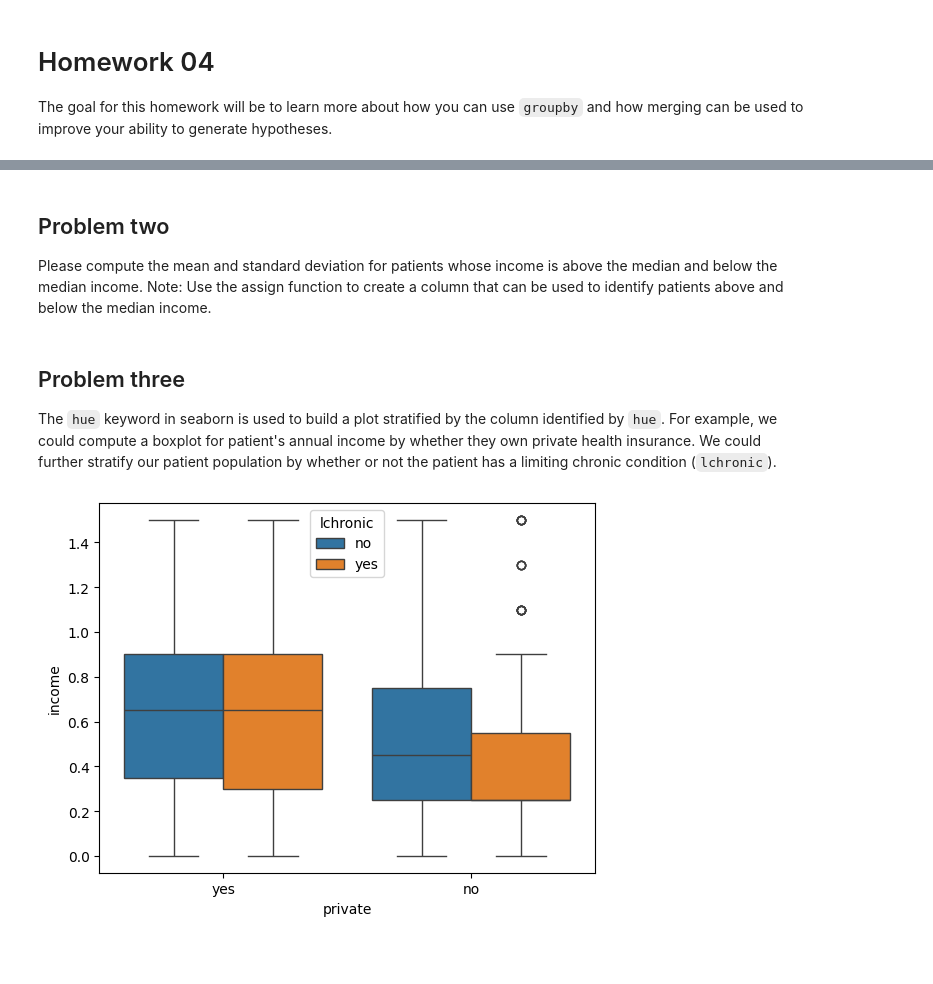
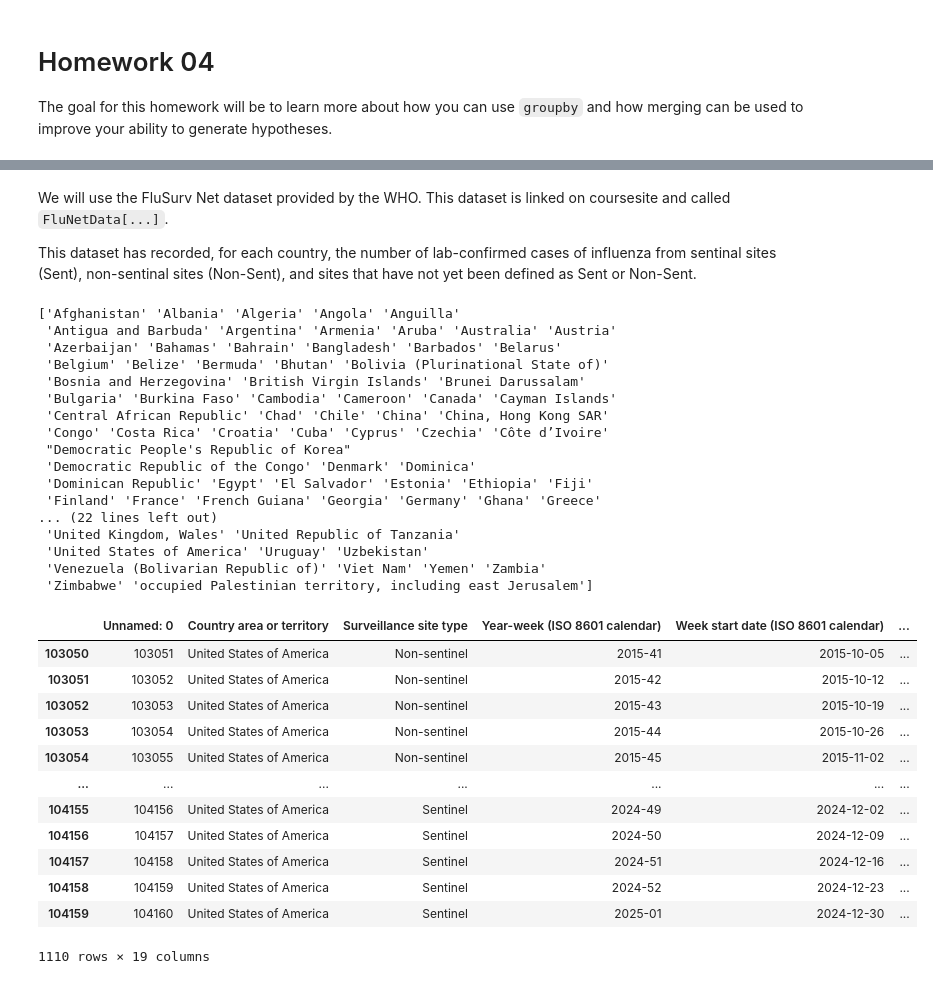
Before and after one commit to computationalUncertaintyLab/dexp_book, a Jupyter notebook: Homework04.ipynb, the cells around one changed output, grey strips where cells are left out. Cells and saved outputs as stored; diff of their text form; code cells hidden in the pictures; blank space fills up the shorter version.

````diff
--- a/Homework04.ipynb
+++ b/Homework04.ipynb
@@ -30,19 +5,59 @@ doctorVisits
-# %% [markdown]
-## Problem two
-
-Please compute the mean and standard deviation for patients whose income is above the median and below the median income.
-Note: Use the assign function to create a column that can be used to identify patients above and below the median income.
-# %% [markdown]
-## Problem three
-
-The ```hue``` keyword in seaborn is used to build a plot stratified by the column identified by ```hue```.
-For example, we could compute a boxplot for patient's annual income by whether they own private health insurance. We could further stratify our patient population by whether or not the patient has a limiting chronic condition (```lchronic```).
-# %%
-import seaborn as sns
-sns.boxplot(  x    = "private"
-            , hue  = "lchronic"
-            , y    = "income"
-            , data = doctorVisits)
-plt.show()
-# %% [output]
-[figure, removed]
+# %% [markdown]
+We will use the FluSurv Net dataset provided by the WHO.
+This dataset is linked on coursesite and called ```FluNetData[...]```.
+
+This dataset has recorded, for each country, the number of lab-confirmed cases of influenza from sentinal sites (Sent), non-sentinal sites (Non-Sent), and sites that have not yet been defined as Sent or Non-Sent.
+# %%
+import pandas as pd
+d = pd.read_csv("FlunetData_Global_All Sites_for year-weeks 2013-01 to 2025-05.csv")
+
+d["pct_positive"] = d["Influenza positive"] / d["Specimen tested"]
+
+
+hem = pd.read_csv("country_hemisphere_classification (1).csv")
+
+d = d.merge(hem, on = "Country area or territory")
+
+yrs = [int(x.split("-")[0]) for x in d['Year-week (ISO 8601 calendar)']]
+d["YR"] = yrs
+
+d = d.loc[d.Hemisphere!="Both"]
+
+print(d["Country area or territory"].unique())
+
+aus = d.loc[ d["Country area or territory"] =="Australia",: ]
+aus
+
+us = d.loc[ d["Country area or territory"] =="United States of America",: ]
+us
+# %% [output]
+['Afghanistan' 'Albania' 'Algeria' 'Angola' 'Anguilla'
+ 'Antigua and Barbuda' 'Argentina' 'Armenia' 'Aruba' 'Australia' 'Austria'
+ 'Azerbaijan' 'Bahamas' 'Bahrain' 'Bangladesh' 'Barbados' 'Belarus'
+ 'Belgium' 'Belize' 'Bermuda' 'Bhutan' 'Bolivia (Plurinational State of)'
+ 'Bosnia and Herzegovina' 'British Virgin Islands' 'Brunei Darussalam'
+ 'Bulgaria' 'Burkina Faso' 'Cambodia' 'Cameroon' 'Canada' 'Cayman Islands'
+ 'Central African Republic' 'Chad' 'Chile' 'China' 'China, Hong Kong SAR'
+ 'Congo' 'Costa Rica' 'Croatia' 'Cuba' 'Cyprus' 'Czechia' 'Côte d’Ivoire'
+ "Democratic People's Republic of Korea"
+ 'Democratic Republic of the Congo' 'Denmark' 'Dominica'
+ 'Dominican Republic' 'Egypt' 'El Salvador' 'Estonia' 'Ethiopia' 'Fiji'
+ 'Finland' 'France' 'French Guiana' 'Georgia' 'Germany' 'Ghana' 'Greece'
+... (22 lines left out)
+ 'United Kingdom, Wales' 'United Republic of Tanzania'
+ 'United States of America' 'Uruguay' 'Uzbekistan'
+ 'Venezuela (Bolivarian Republic of)' 'Viet Nam' 'Yemen' 'Zambia'
+ 'Zimbabwe' 'occupied Palestinian territory, including east Jerusalem']
+|  | Unnamed: 0 | Country area or territory | Surveillance site type | Year-week (ISO 8601 calendar) | Week start date (ISO 8601 calendar) | ... |
+| 103050 | 103051 | United States of America | Non-sentinel | 2015-41 | 2015-10-05 | ... |
+| 103051 | 103052 | United States of America | Non-sentinel | 2015-42 | 2015-10-12 | ... |
+| 103052 | 103053 | United States of America | Non-sentinel | 2015-43 | 2015-10-19 | ... |
+| 103053 | 103054 | United States of America | Non-sentinel | 2015-44 | 2015-10-26 | ... |
+| 103054 | 103055 | United States of America | Non-sentinel | 2015-45 | 2015-11-02 | ... |
+| ... | ... | ... | ... | ... | ... | ... |
+| 104155 | 104156 | United States of America | Sentinel | 2024-49 | 2024-12-02 | ... |
+| 104156 | 104157 | United States of America | Sentinel | 2024-50 | 2024-12-09 | ... |
+| 104157 | 104158 | United States of America | Sentinel | 2024-51 | 2024-12-16 | ... |
+| 104158 | 104159 | United States of America | Sentinel | 2024-52 | 2024-12-23 | ... |
+| 104159 | 104160 | United States of America | Sentinel | 2025-01 | 2024-12-30 | ... |
+1110 rows × 19 columns
````
Also changed, not shown: parts of 7 cells of this notebook.
